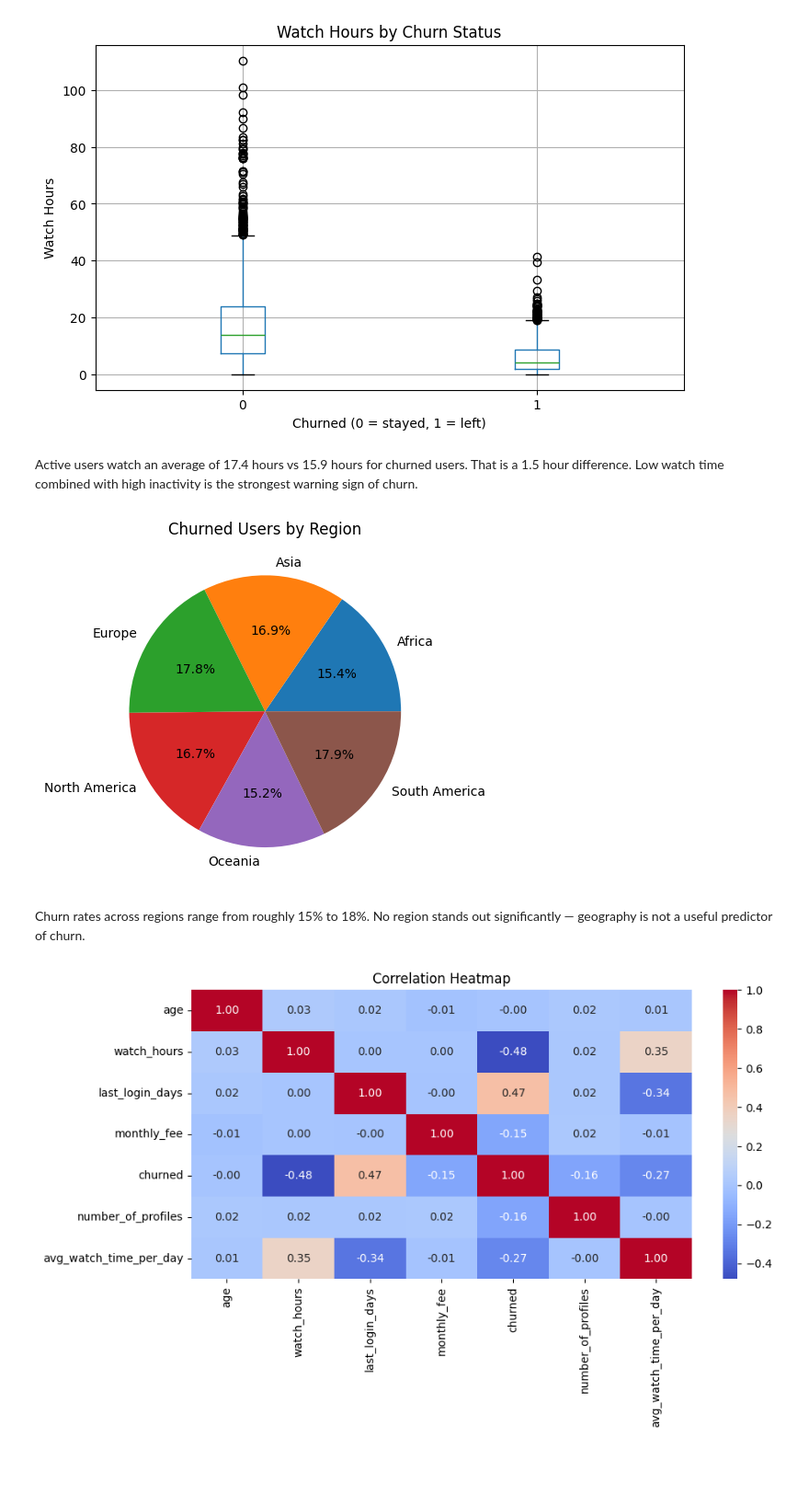
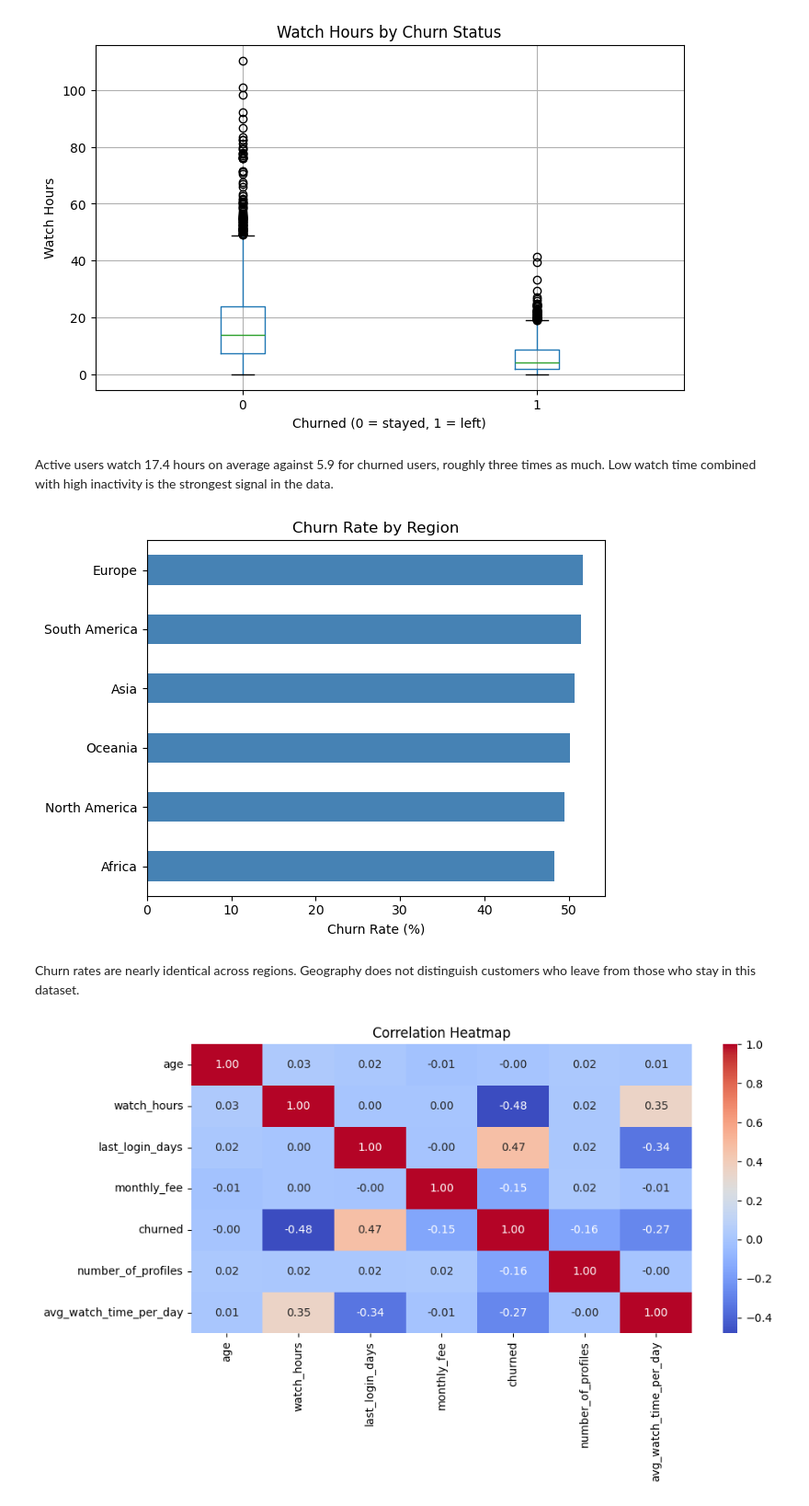
Before and after one commit to Dtumuhairwe/netflix_user_churn_prediction, a Jupyter notebook: notebooks/02_eda_visualizations.ipynb, the cells around one changed output. Shown at 92% size. Saved outputs shown, nothing was run; the diff lists cells and outputs as text; code cells hidden in the pictures; blank space fills up the shorter version.

```diff
--- a/notebooks/02_eda_visualizations.ipynb
+++ b/notebooks/02_eda_visualizations.ipynb
@@ -14,3 +17,17 @@ import matplotlib.pyplot as plt
 import seaborn as sns
 
 df = pd.read_csv('../data/netflix_customer_churn.csv')
+# %%
+# Group login recency into bands to find where churn risk changes
+df['login_band'] = pd.cut(df['last_login_days'], bins=[0,7,14,30,60,999],
+                          labels=['0-7','8-14','15-30','31-60','60+'])
+
+# Churn rate by login recency
+bands = df.groupby('login_band', observed=True)['churned'].mean() * 100
+bands.plot(kind='bar', color='steelblue')
+plt.title('Churn Rate by Days Since Last Login')
+plt.ylabel('Churn Rate (%)')
+plt.xlabel('Days since last login')
+plt.xticks(rotation=0)
+plt.tight_layout()
+plt.show()
@@ -16,0 +38,6 @@ df = pd.read_csv('../data/netflix_customer_churn.csv')
+# %%
+# Do low watch time and stale login compound, or say the same thing twice?
+df['low_watch'] = df['watch_hours'] < df['watch_hours'].median()
+df['stale_login'] = df['last_login_days'] > df['last_login_days'].median()
+
+(df.groupby(['low_watch','stale_login'])['churned'].mean()*100).round(1)
@@ -62,20 +107,19 @@ plt.show()
 # %% [output]
 [figure]
 # %% [markdown]
-Active users watch an average of 17.4 hours vs 15.9 hours for churned users.
-That is a 1.5 hour difference.
-Low watch time combined with high inactivity is the strongest warning sign of churn.
+Active users watch 17.4 hours on average against 5.9 for churned users, roughly three times as much. Low watch time combined with high inactivity is the strongest signal in the data.
 # %%
-# Which region has the highest churn?
-df.groupby('region')['churned'].sum().plot(kind='pie', autopct='%1.1f%%')
-plt.title('Churned Users by Region')
+# Which region has the highest churn rate?
+(df.groupby('region')['churned'].mean() * 100).sort_values().plot(kind='barh', color='steelblue')
+plt.title('Churn Rate by Region')
+plt.xlabel('Churn Rate (%)')
 plt.ylabel('')
+plt.tight_layout()
 plt.show()
 # %% [output]
-[figure, old version]
+[figure, new version]
 # %% [markdown]
-Churn rates across regions range from roughly 15% to 18%.
-No region stands out significantly — geography is not a useful predictor of churn.
+Churn rates are nearly identical across regions. Geography does not distinguish customers who leave from those who stay in this dataset.
 # %%
 # Which features are most correlated with churn?
 plt.figure(figsize=(10, 6))
```
Also changed, not shown: parts of 11 cells of this notebook, 3 other files.
